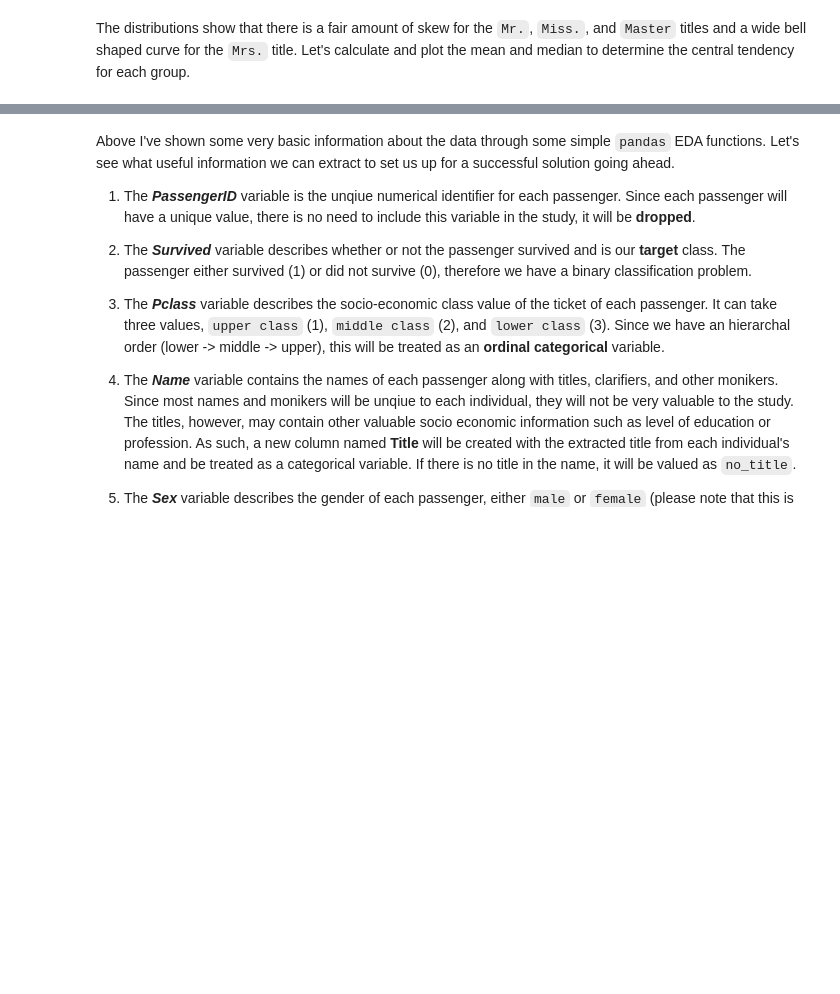
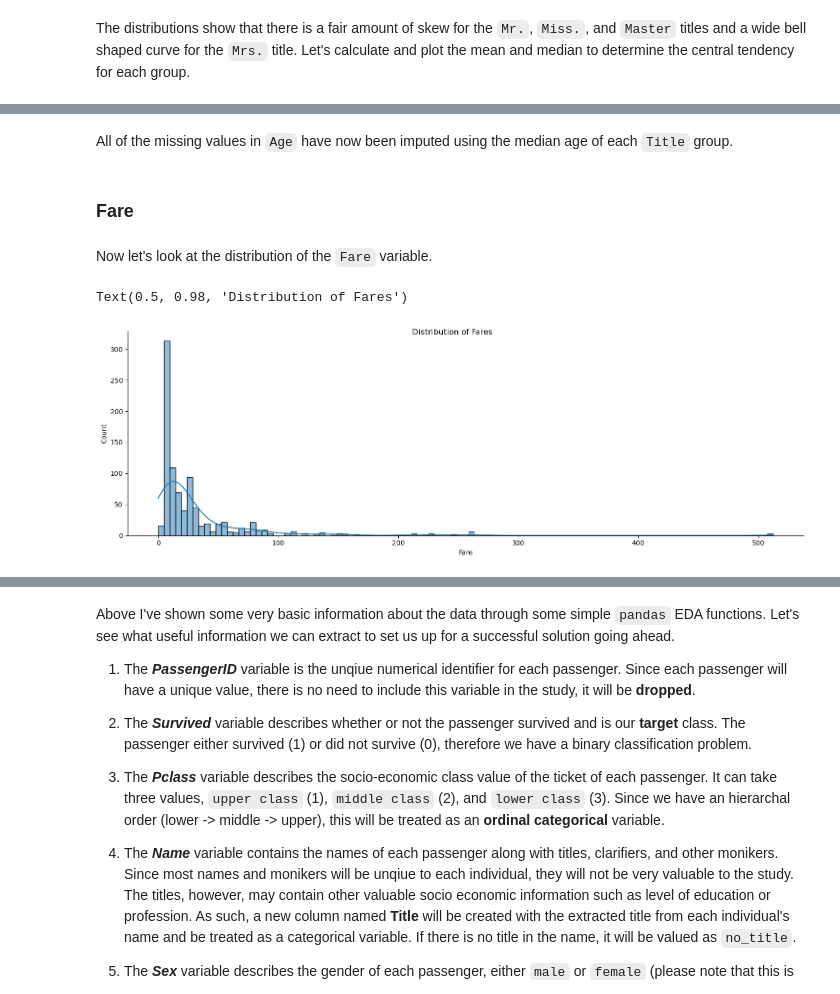
Before and after one commit to xFiveRivers/Kaggle_Titanic, a Jupyter notebook: eda/data_description.ipynb, the cells around one changed output, grey strips where cells are left out. Saved outputs shown, nothing was run; the diff lists cells and outputs as text; code cells hidden in the pictures; blank space fills up the shorter version.

Commit message:
imputed age and fare

```diff
--- a/eda/data_description.ipynb
+++ b/eda/data_description.ipynb
@@ -348,0 +295,3 @@ train_df[(train_df['Age'] < 16) & (train_df['Sex'] == 'female')].head(20)
+# %%
+median_age_by_title = train_df.groupby('Title')['Age'].transform(np.nanmedian)
+train_df['Age'].fillna(median_age_by_title, inplace=True)
@@ -348,0 +320,20 @@ train_df[(train_df['Age'] < 16) & (train_df['Sex'] == 'female')].head(20)
+# %% [markdown]
+All of the missing values in `Age` have now been imputed using the median age of each `Title` group.
+# %% [markdown]
+### Fare
+# %% [markdown]
+Now let's look at the distribution of the `Fare` variable.
+# %%
+ax = sns.displot(
+    data=train_df,
+    x='Fare',
+    kind='hist',
+    kde=True,
+    height=5,
+    aspect=3
+)
+
+ax.fig.suptitle('Distribution of Fares')
+# %% [output]
+Text(0.5, 0.98, 'Distribution of Fares')
+[figure, added]
```
Also changed, not shown: parts of 28 cells of this notebook.
